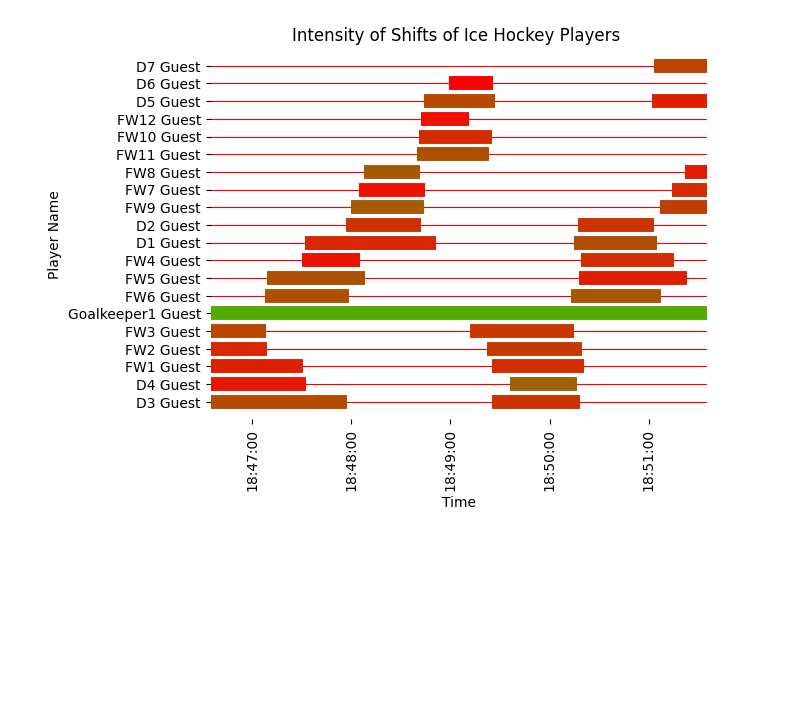
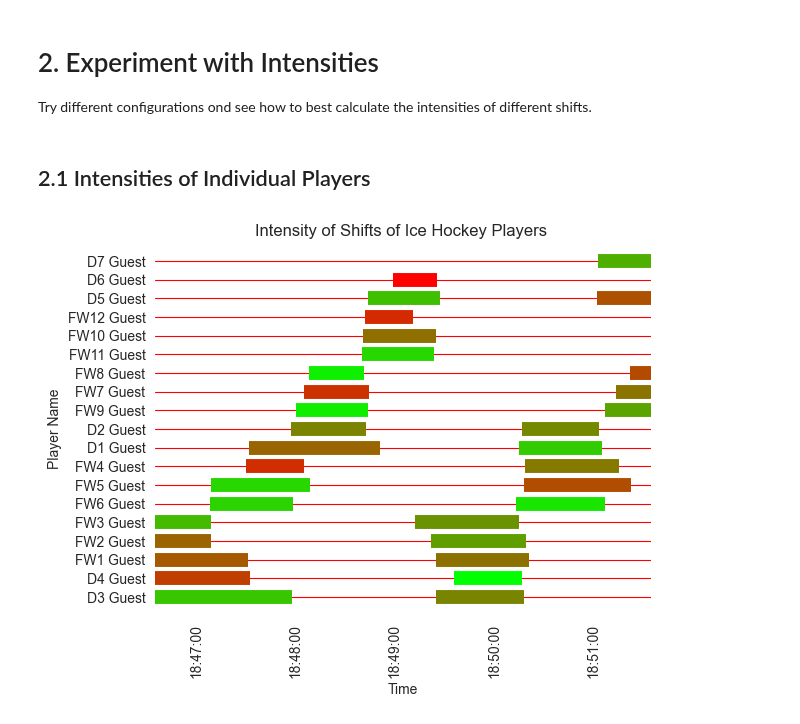
Before and after one commit to arnoldram/dataunionsihf, a Jupyter notebook: playground_joel.ipynb, the cells around one changed output. Drawn from its saved outputs; the diff is of its cells as text; code cells hidden in the pictures; blank space fills up the shorter version.

Commit message:
cleaned up playground_joel and move code to utils

```diff
--- a/playground_joel.ipynb
+++ b/playground_joel.ipynb
@@ -28,0 +58,4 @@ df
+# %% [markdown]
+# 2. Experiment with Intensities
+
+Try different configurations ond see how to best calculate the intensities of different shifts.
@@ -29,73 +66,8 @@ df
+# %% [markdown]
+## 2.1 Intensities of Individual Players
 # %%
-import random
-import matplotlib.pyplot as plt
-import matplotlib.dates as mdates
+block_config = None
 
-random.seed(42)
-
-def get_colour(intensity: int) -> str:
-    """
-    creates a colour between green and red  according to intensity
-
-    :param intensity: hockey intensity within [0,1]
-    :return: linear interpolation between green = easy and red = heavy in hex-format, e.g. #FF0000
-    """
-
-    # LERP between green and red
-    green = int((1-intensity) * 255)
-    red = int(intensity * 255)
-
-    colour = "#%02x%02x%02x" % (red, green, 0) # blue value is 0
-    return colour
-
-
-def plot_shifts_with_intensity(df: pd.DataFrame, time_window: int):
-    """
-    Plots shifts of all players together with the intensity of all individual shifts
-
-    ONLY WORKS FOR GUEST DATA FOR NOW.
-
-    :param df: dataframe with shift data
-    :param time_window:  how much time should be plotted? (in minutes)
-    :return: None
-    """
-
-    # prepare dataframe
-    df["timestamp"] = pd.to_datetime(df["Timestamp (ms)"], unit="ms")
-    df["time"] = pd.to_timedelta(df["Duration (s)"], unit="sec")
-    df = df[df["timestamp"] < df["timestamp"].min() + datetime.timedelta(minutes=time_window)]
-    df = df[df["Name"].str.contains("Guest")]
-
-    # create plot
-    fig,ax = plt.subplots()
-
-    # plot bars
-    for i in df.index:
-        relative_intensity = float(df["Skating Intensity"][i] / df["Skating Intensity"].max())
-        ax.plot([df['timestamp'][i],df['timestamp'][i] + df['time'][i]],
-                [df['Name'][i],df['Name'][i]],
-                linewidth=10,
-                c=get_colour(relative_intensity), #cols[df['Player ID'][i]],
-                solid_capstyle = "butt")
-
-    # format date on x axis
-    myFmt = mdates.DateFormatter('%H:%M:%S')
-    ax.xaxis.set_major_formatter(myFmt)
-    plt.xticks(rotation=90)
-    plt.xlim(df["timestamp"].min(), df["timestamp"].min() + datetime.timedelta(minutes=time_window))
-
-    # some configurations for background
-    ax.grid(axis="y", color="r")
-    ax.set(frame_on=False)
-
-    # label axes
-    plt.xlabel("Time")
-    plt.ylabel("Player Name")
-    plt.title("Intensity of Shifts of Ice Hockey Players ")
-
-    # display plit
-    plt.show()
-
-plot_shifts_with_intensity(df, 5)
+utils.plot_shifts_with_intensity_individual(df_no_keepers, block_config=block_config)
 # %% [output]
-[figure, old version]
+[figure, new version]
```
Also changed, not shown: parts of 14 cells of this notebook, 1 other file.
